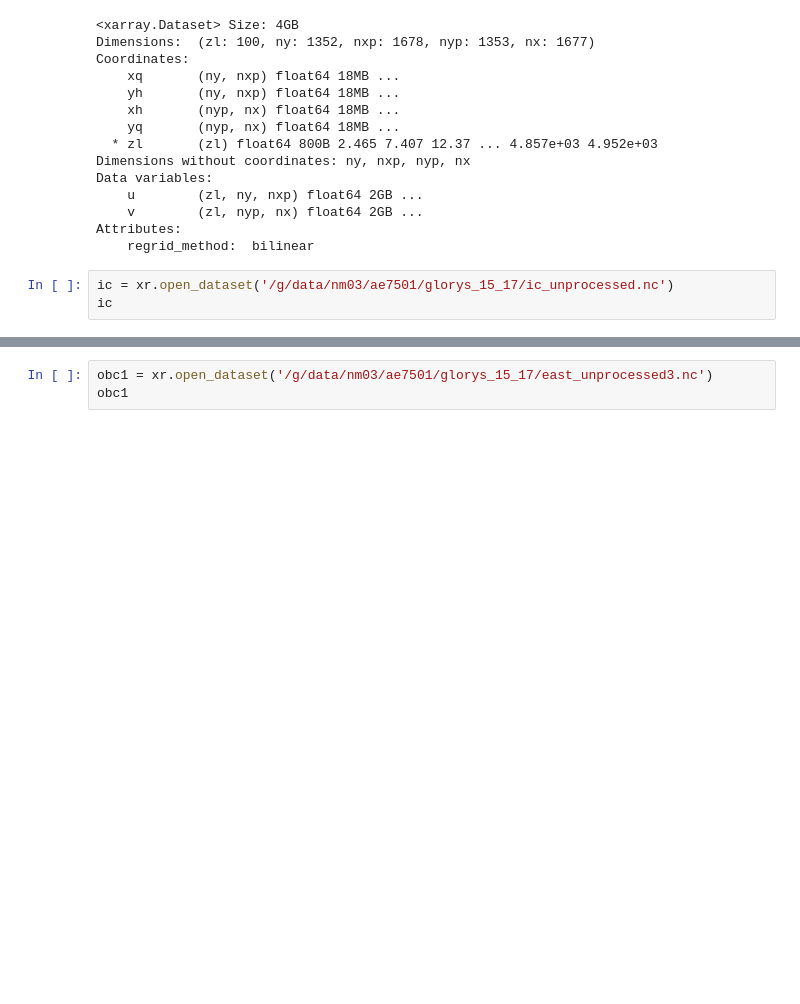
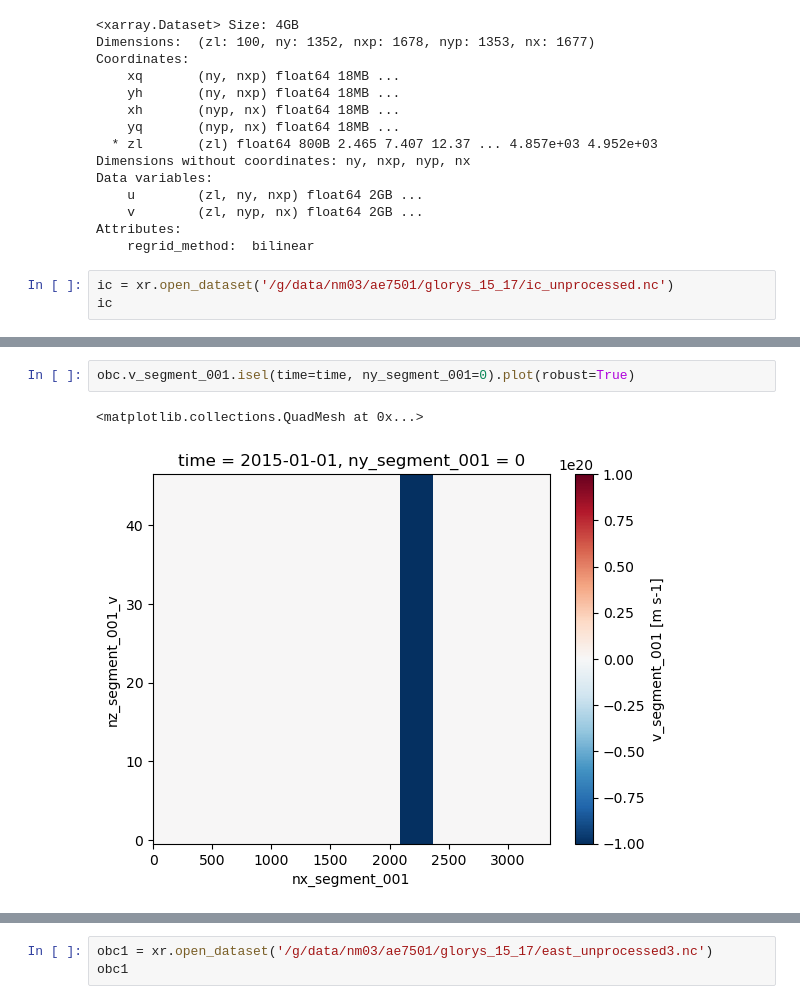
Before and after one commit to AVEllepola/create_mom6_notebooks, a Jupyter notebook: create_init_and_check forcings.ipynb, the cells around one changed output, grey strips where cells are left out. Cells and saved outputs as stored; diff of their text form; blank space fills up the shorter version.

```diff
--- a/create_init_and_check forcings.ipynb
+++ b/create_init_and_check forcings.ipynb
@@ -193,0 +216,5 @@ Data variables:
+# %%
+obc.v_segment_001.isel(time=time, ny_segment_001=0).plot(robust=True)
+# %% [output]
+<matplotlib.collections.QuadMesh at 0x...>
+[figure, added]
```
Also changed, not shown: parts of 15 cells of this notebook, 10 other files.
